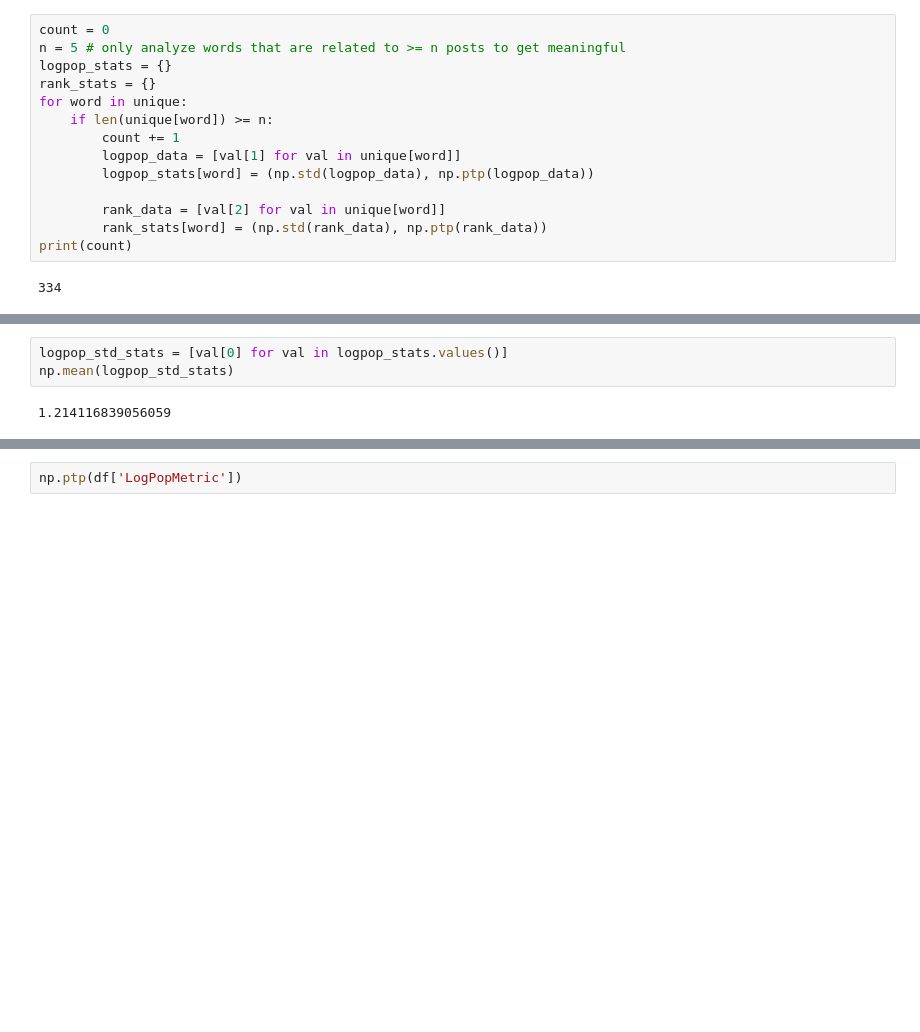
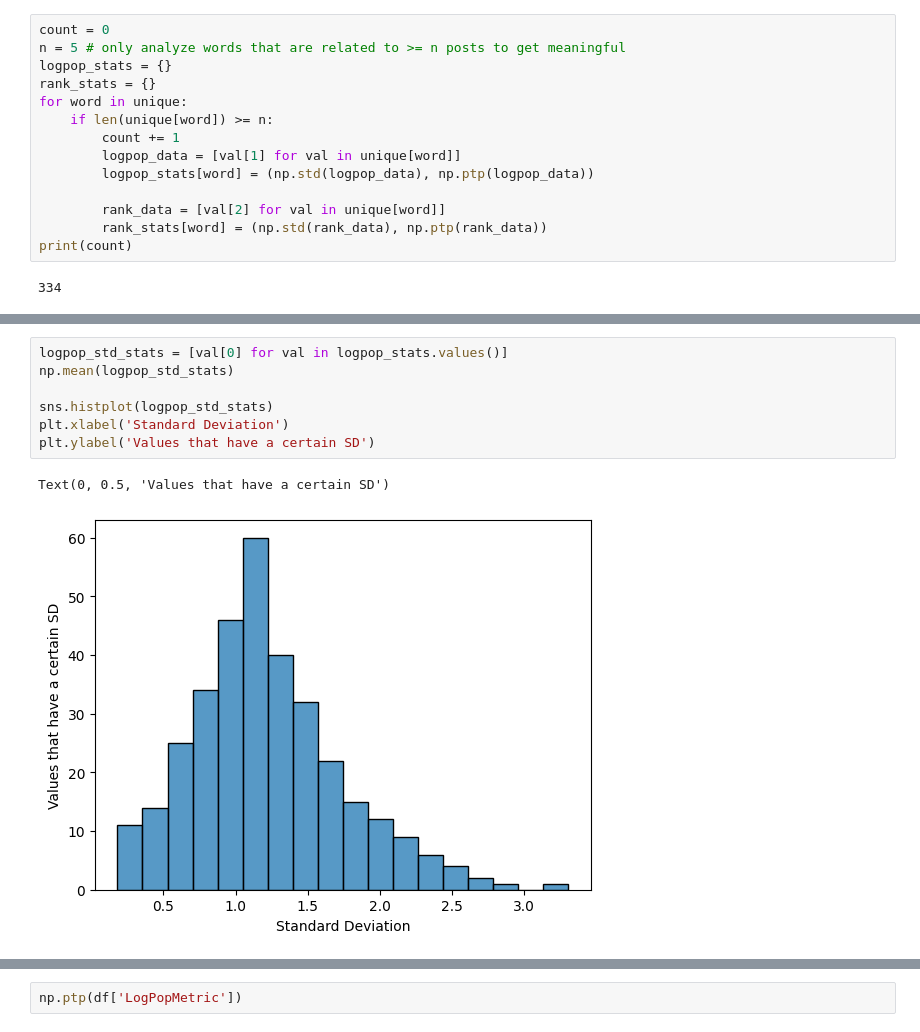
Before and after one commit to nuageux/Caption-to-Popularity, a Jupyter notebook: FinalProject_group3.ipynb, the cells around one changed output, grey strips where cells are left out. Saved outputs shown, nothing was run; the diff lists cells and outputs as text; blank space fills up the shorter version.

Commit message:
Added some analysis of the std deviation log values.

```diff
--- a/FinalProject_group3.ipynb
+++ b/FinalProject_group3.ipynb
@@ -638,5 +620,10 @@ pd.DataFrame(logpop_stats.values()).sort_values(by=1)
 # %%
 logpop_std_stats = [val[0] for val in logpop_stats.values()]
 np.mean(logpop_std_stats)
+
+sns.histplot(logpop_std_stats)
+plt.xlabel('Standard Deviation')
+plt.ylabel('Values that have a certain SD')
 # %% [output]
-1.214116839056059
+Text(0, 0.5, 'Values that have a certain SD')
+[figure, added]
```
Also changed, not shown: parts of 9 cells of this notebook.
